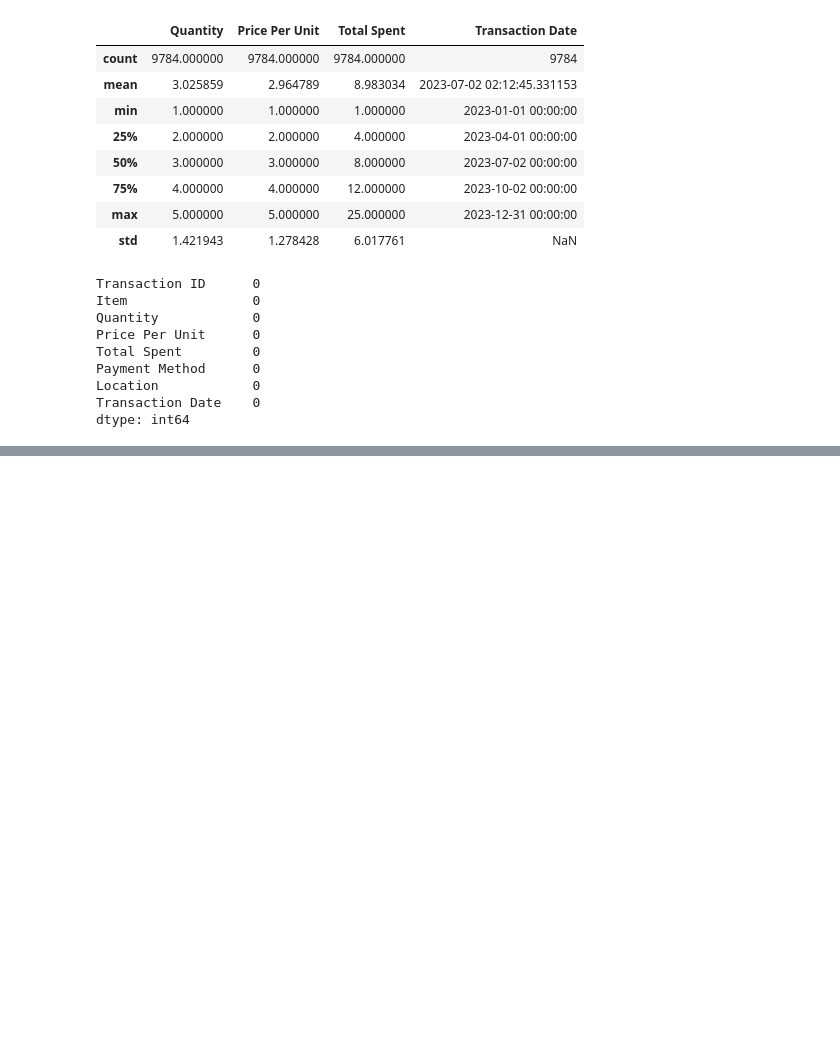
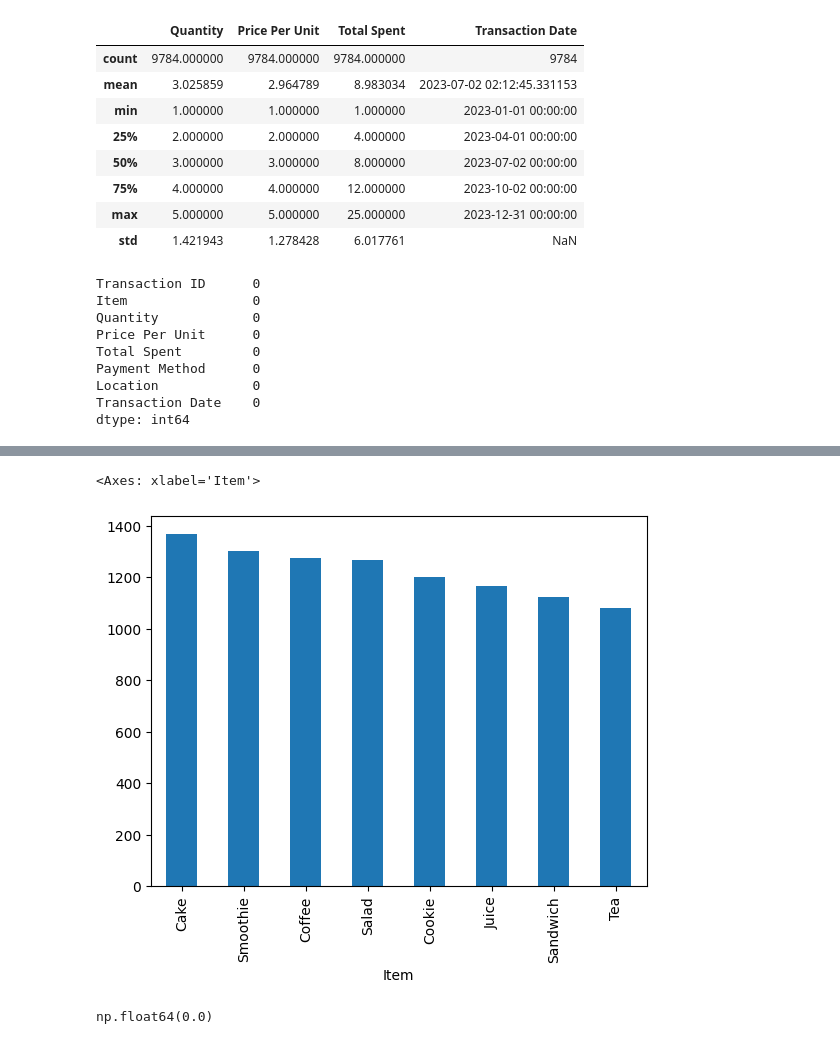
Before and after one commit to aayushmanz/Python-For-Data-Science, a Jupyter notebook: Pandas in Python/Practice in pandas/Practice_6_Dirty_cafe_sales.ipynb, the cells around one changed output, grey strips where cells are left out. Drawn from its saved outputs; the diff is of its cells as text; code cells hidden in the pictures; blank space fills up the shorter version.

```diff
--- a/Pandas in Python/Practice in pandas/Practice_6_Dirty_cafe_sales.ipynb
+++ b/Pandas in Python/Practice in pandas/Practice_6_Dirty_cafe_sales.ipynb
@@ -333,0 +362,9 @@ df.to_csv('Cleaned_Dirty_cafe_sales.csv')   # for download new clean data !
+# %%
+df['Item'].value_counts().plot(kind='bar')
+# %% [output]
+<Axes: xlabel='Item'>
+[figure, added]
+# %%
+df['Item'].isnull().sum()/len(df['Item'])
+# %% [output]
+np.float64(0.0)
```
Also changed, not shown: parts of 9 cells of this notebook, 1 other file.
